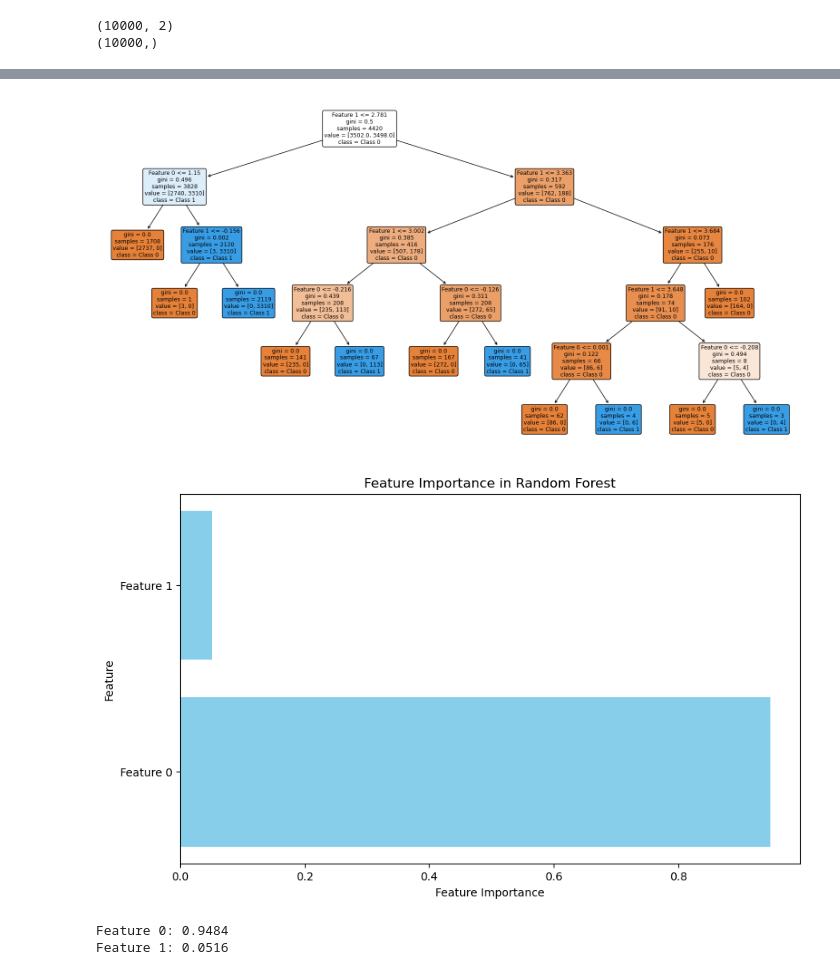
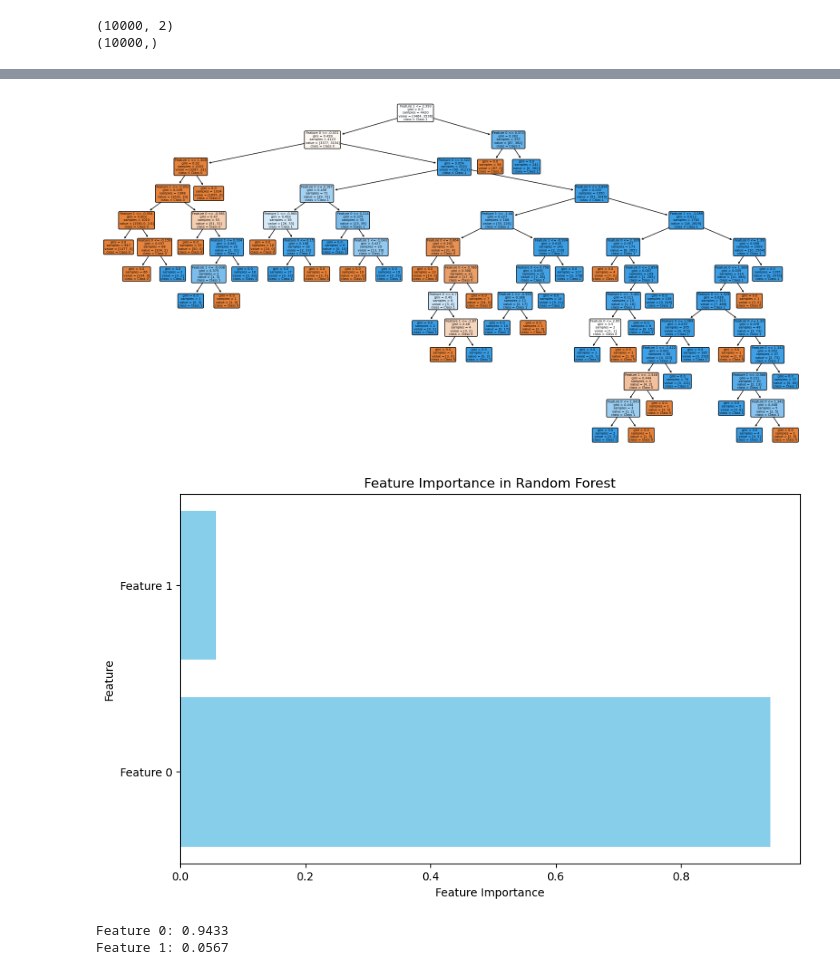
Before and after one commit to KubaJerz/VLab_AI_ML_Training, a Jupyter notebook: RandomForest/RF.ipynb, the cells around one changed output, grey strips where cells are left out. Cells and saved outputs as stored; diff of their text form; code cells hidden in the pictures.

```diff
--- a/RandomForest/RF.ipynb
+++ b/RandomForest/RF.ipynb
@@ -17,7 +17,7 @@ X, y = make_classification(
     n_redundant=0,       # Number of redundant features
     n_repeated=0,
     n_classes=2,
-    n_clusters_per_class=1,
+    n_clusters_per_class=2,
     flip_y=0,            # Fraction of samples whose class is randomly exchanged
     class_sep=2,         # Separation between the classes
     weights = [0.5, 0.5], # Can adjust balance of the data
@@ -92,13 +110,13 @@ plt.show()
 # %%
 single_tree = rf_model.estimators_[0]
 
 # Generate a plot for the selected tree
 plt.figure(figsize=(20, 10))
-plot_tree(single_tree, feature_names=[f"Feature {i}" for i in range(X.shape[1])],
+tree.plot_tree(single_tree, feature_names=[f"Feature {i}" for i in range(X.shape[1])],
           class_names=["Class 0", "Class 1"], filled=True, rounded=True)
 plt.show()
 # %% [output]
-[figure, old version]
+[figure, new version]
 # %%
 # Retrieve feature importances from the trained model
 feature_importances = rf_model.feature_importances_
@@ -116,6 +134,6 @@ plt.show()
 for i, importance in enumerate(feature_importances):
     print(f"{features[i]}: {importance:.4f}")
 # %% [output]
-[figure, old version]
+[figure, new version]
-Feature 0: 0.9484
-Feature 1: 0.0516
+Feature 0: 0.9433
+Feature 1: 0.0567
```
Also changed, not shown: parts of 5 cells of this notebook, 2 other files.
